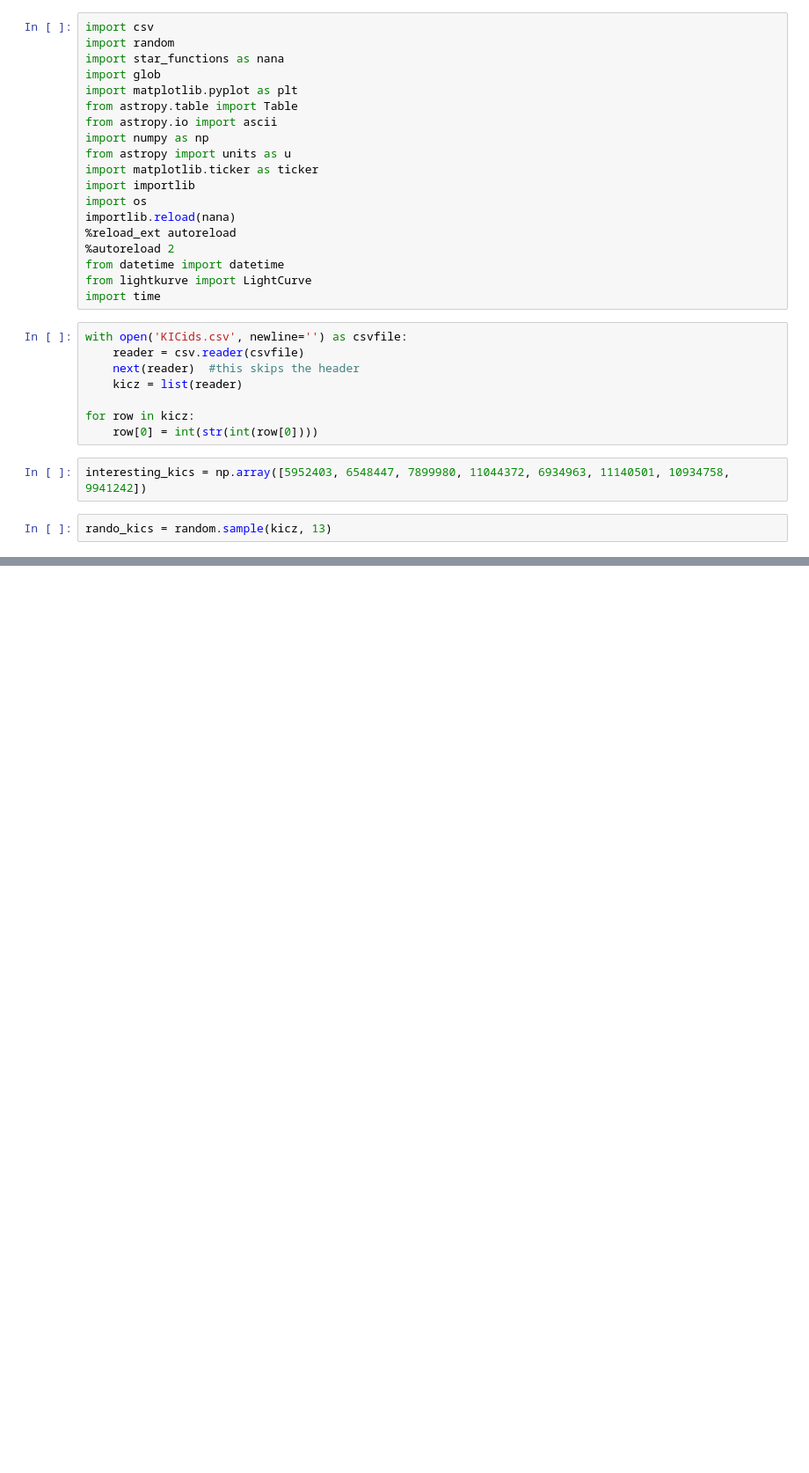
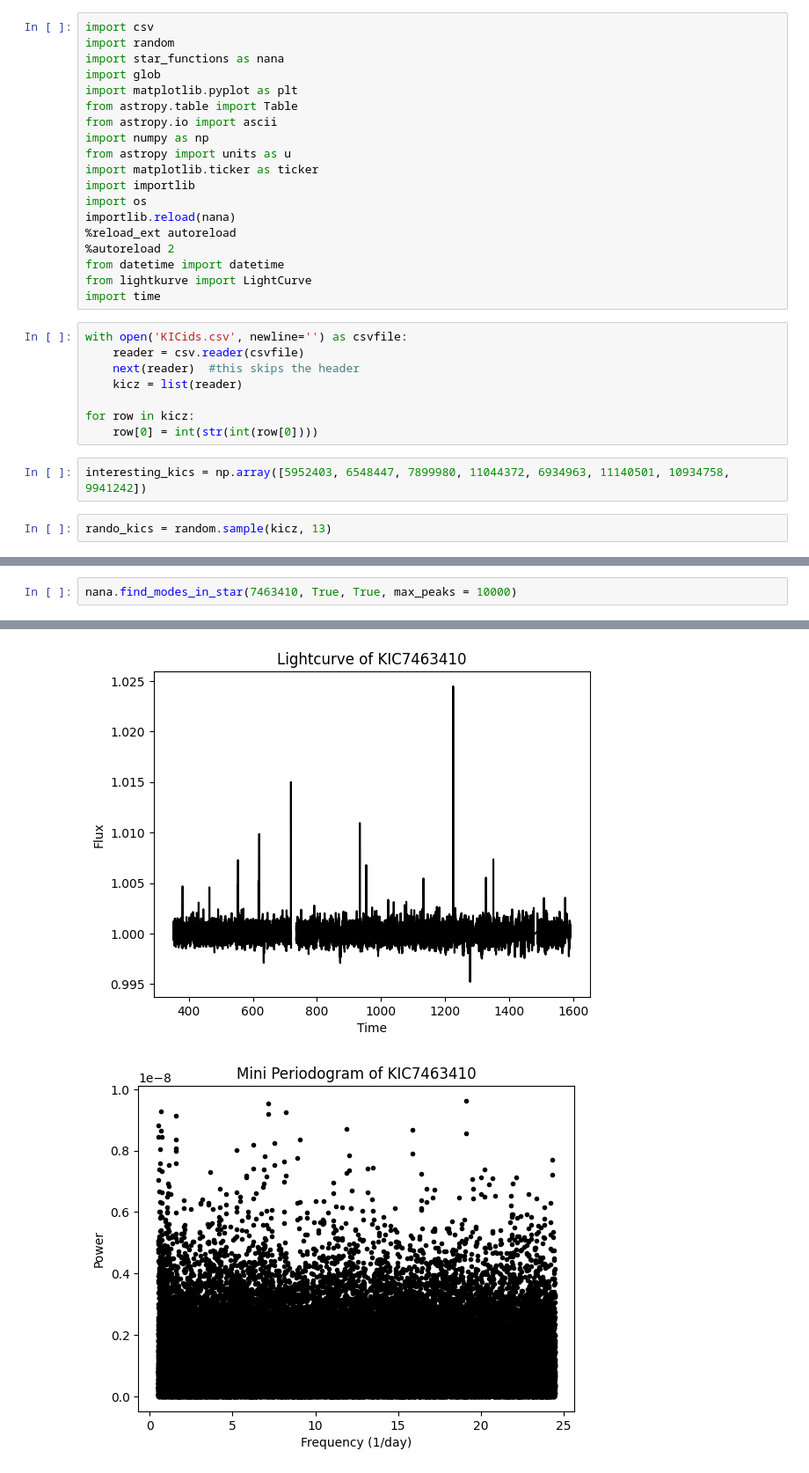
Before and after one commit to nanamiller/hogg_project, a Jupyter notebook: oscillator_catalog/delta_chi2_gone.ipynb, the cells around one changed output, grey strips where cells are left out. Shown at 88% size. Cells and saved outputs as stored; diff of their text form; blank space fills up the shorter version.

```diff
--- a/oscillator_catalog/delta_chi2_gone.ipynb
+++ b/oscillator_catalog/delta_chi2_gone.ipynb
@@ -134,0 +68,3 @@ find_modes_in_star() took 28.264485836029053 seconds for star KIC3635552
+# %%
+nana.find_modes_in_star(7463410, True, True, max_peaks = 10000)
+# %% [output]
@@ -134,0 +72,2 @@ find_modes_in_star() took 28.264485836029053 seconds for star KIC3635552
+[figure, added]
+[figure, added]
```
Also changed, not shown: parts of 6 cells of this notebook, 1 other file.
